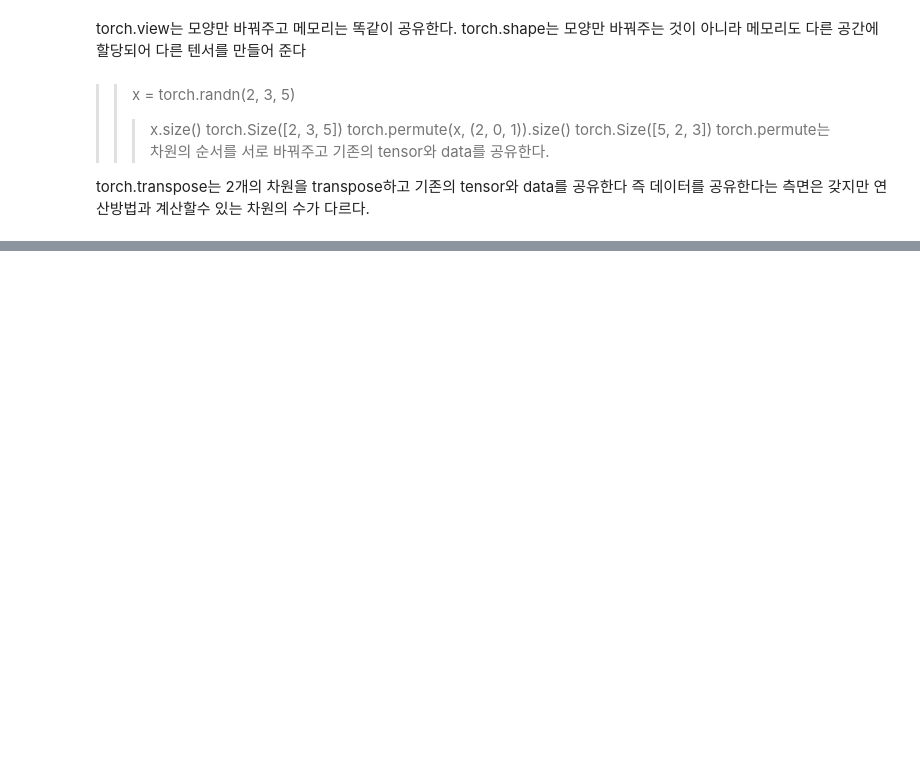
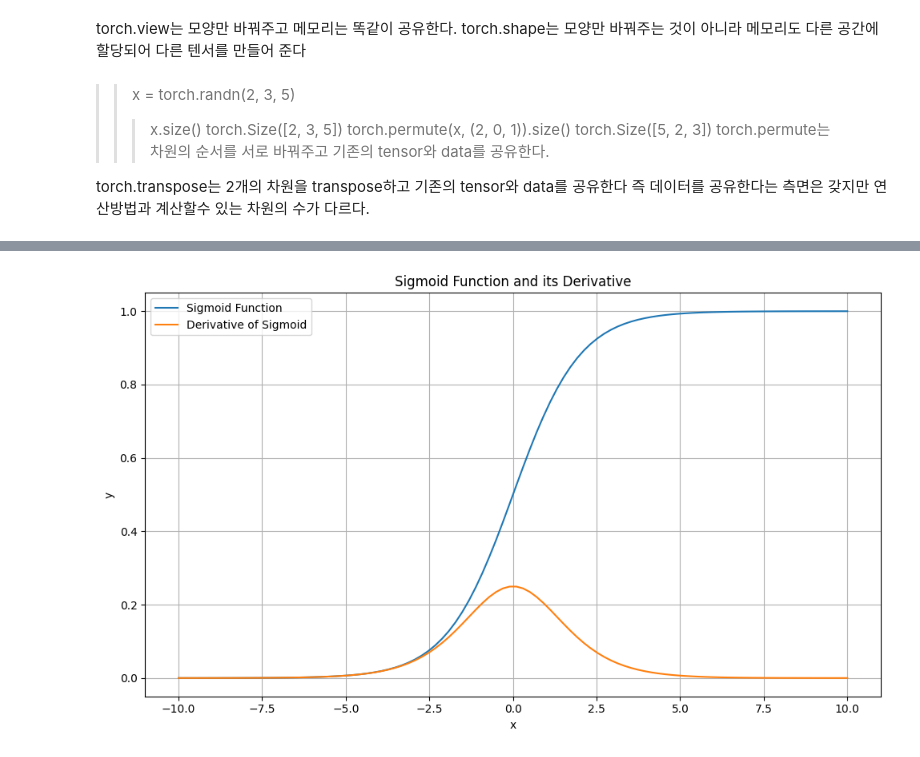
Before and after one commit to seungsdew/-, a Jupyter notebook: 전전심화설계_과제1.ipynb, the cells around one changed output, grey strips where cells are left out. Drawn from its saved outputs; the diff is of its cells as text; code cells hidden in the pictures; blank space fills up the shorter version.

```diff
--- a/전전심화설계_과제1.ipynb
+++ b/전전심화설계_과제1.ipynb
@@ -165,0 +224,48 @@ torch.transpose는 2개의 차원을 transpose하고 기존의 tensor와 data를
+# %%
+import torch
+import torch.nn as nn
+import matplotlib.pyplot as plt
+
+class SigmoidModel(nn.Module):
+    def __init__(self): #class 초기화
+        super(SigmoidModel, self).__init__()
+
+    def forward(self, x): #모델의 입력을 x로 받아서 출력을 생성
+        sigmoid = torch.sigmoid(x)
+        return sigmoid
+
+def main():
+    # 입력 범위 설정
+    x = torch.linspace(-10, 10, 100, requires_grad=True)
+
+    # SigmoidModel 클래스 생성
+    model = SigmoidModel()
+
+    # 모델에 입력 전달하여 시그모이드 함수 계산
+    sigmoid_output = model(x)
+
+    # 시그모이드 함수의 미분 계산
+    sigmoid_output.backward(torch.ones_like(x))
+    sigmoid_derivative = x.grad
+
+    # PyTorch 텐서를 NumPy 배열로 변환
+    x_numpy = x.detach().numpy()
+    sigmoid_numpy = sigmoid_output.detach().numpy()
+    derivative_numpy = sigmoid_derivative.detach().numpy()
+
+    # 그래프 그리기
+    plt.figure(figsize=(10, 6))
+    plt.plot(x_numpy, sigmoid_numpy, label='Sigmoid Function')
+    plt.plot(x_numpy, derivative_numpy, label='Derivative of Sigmoid')
+    plt.grid(True)
+    plt.legend()
+    plt.title("Sigmoid Function and its Derivative")
+    plt.xlabel("x")
+    plt.ylabel("y")
+    plt.tight_layout()
+    plt.show()
+
+if __name__ == "__main__": # 스크립트가 직접 실행될 때만 main함수 실행, 다른 스크립트에서 import 되면 실행 안됨
+    main()
+# %% [output]
+[figure, added]
```
Also changed, not shown: parts of 2 cells of this notebook.
